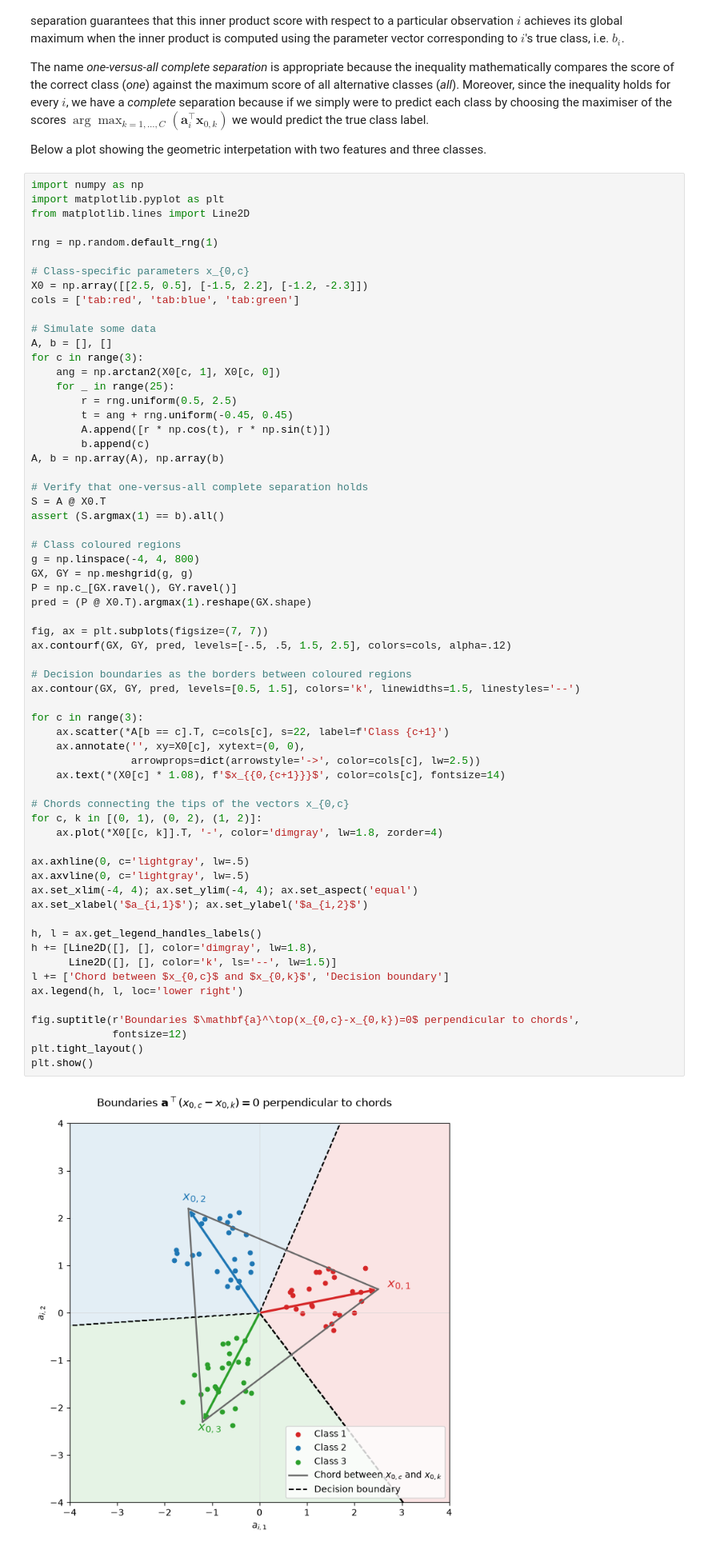
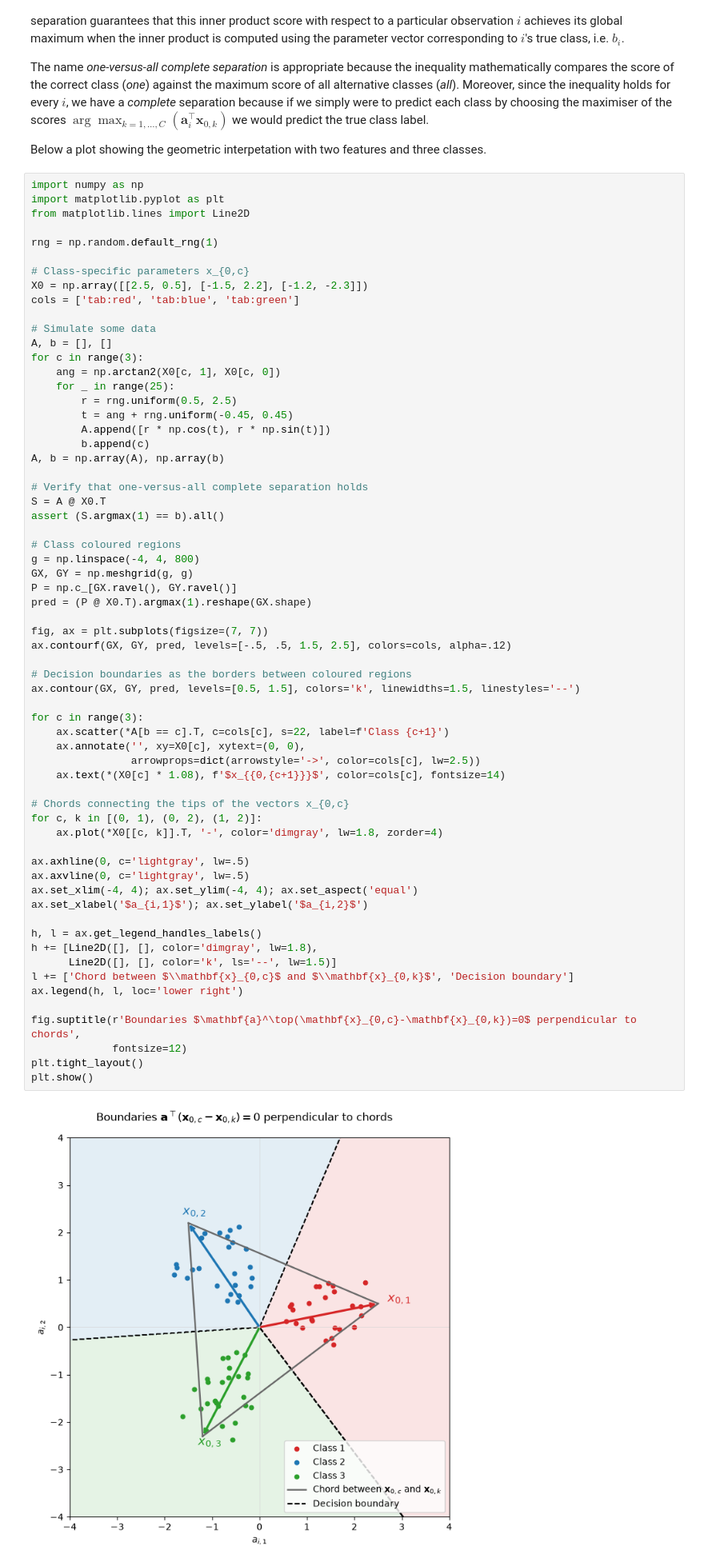
Before and after one commit to DavideRossi123/Assignment-1-Maths-of-Data, a Jupyter notebook: Part 1 - Theory.ipynb, the cells around one changed output. Shown at 80% size. Cells and saved outputs as stored; diff of their text form.

Commit message:
Minor fixes to plot in 1d

```diff
--- a/Part 1 - Theory.ipynb
+++ b/Part 1 - Theory.ipynb
@@ -216,36 +218,36 @@ pred = (P @ X0.T).argmax(1).reshape(GX.shape)
 fig, ax = plt.subplots(figsize=(7, 7))
 ax.contourf(GX, GY, pred, levels=[-.5, .5, 1.5, 2.5], colors=cols, alpha=.12)
 
 # Decision boundaries as the borders between coloured regions
 ax.contour(GX, GY, pred, levels=[0.5, 1.5], colors='k', linewidths=1.5, linestyles='--')
 
 for c in range(3):
     ax.scatter(*A[b == c].T, c=cols[c], s=22, label=f'Class {c+1}')
     ax.annotate('', xy=X0[c], xytext=(0, 0),
                 arrowprops=dict(arrowstyle='->', color=cols[c], lw=2.5))
     ax.text(*(X0[c] * 1.08), f'$x_{{0,{c+1}}}$', color=cols[c], fontsize=14)
 
 # Chords connecting the tips of the vectors x_{0,c}
 for c, k in [(0, 1), (0, 2), (1, 2)]:
     ax.plot(*X0[[c, k]].T, '-', color='dimgray', lw=1.8, zorder=4)
 
 ax.axhline(0, c='lightgray', lw=.5)
 ax.axvline(0, c='lightgray', lw=.5)
 ax.set_xlim(-4, 4); ax.set_ylim(-4, 4); ax.set_aspect('equal')
 ax.set_xlabel('$a_{i,1}$'); ax.set_ylabel('$a_{i,2}$')
 
 h, l = ax.get_legend_handles_labels()
 h += [Line2D([], [], color='dimgray', lw=1.8),
       Line2D([], [], color='k', ls='--', lw=1.5)]
-l += ['Chord between $x_{0,c}$ and $x_{0,k}$', 'Decision boundary']
+l += ['Chord between $\\mathbf{x}_{0,c}$ and $\\mathbf{x}_{0,k}$', 'Decision boundary']
 ax.legend(h, l, loc='lower right')
 
-fig.suptitle(r'Boundaries $\mathbf{a}^\top(x_{0,c}-x_{0,k})=0$ perpendicular to chords',
+fig.suptitle(r'Boundaries $\mathbf{a}^\top(\mathbf{x}_{0,c}-\mathbf{x}_{0,k})=0$ perpendicular to chords',
              fontsize=12)
 plt.tight_layout()
 plt.show()
 # %% [output]
-[figure, old version]
+[figure, new version]
 # %% [markdown]
 ---
 # %% [markdown]
```
Also changed, not shown: parts of 1 cell of this notebook.
